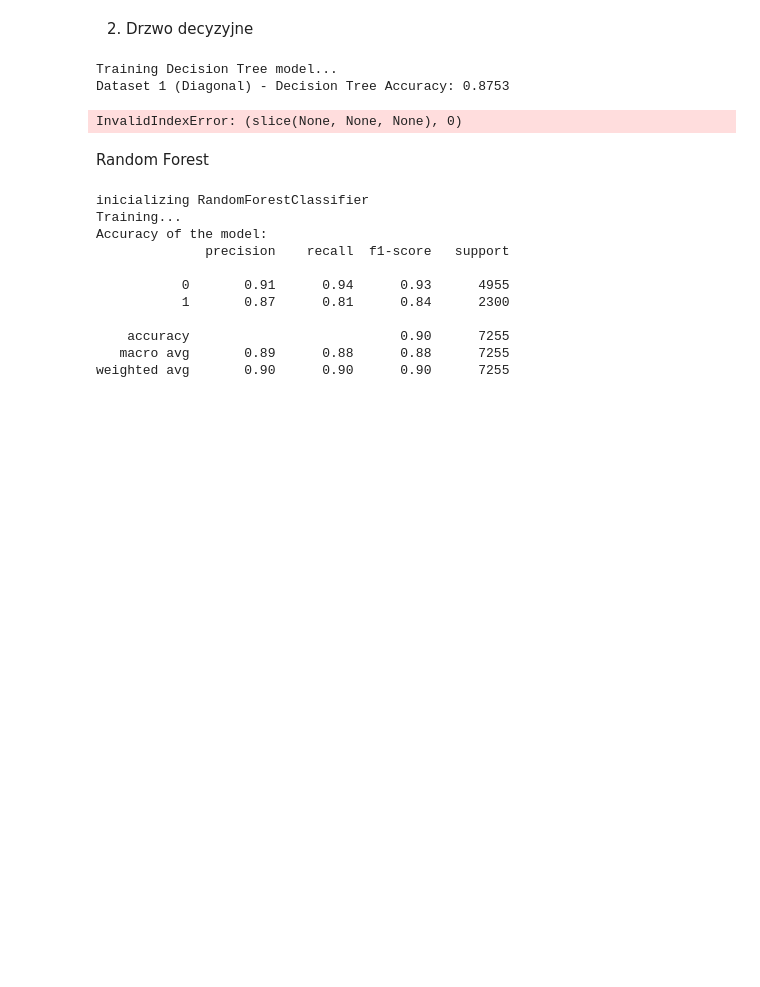
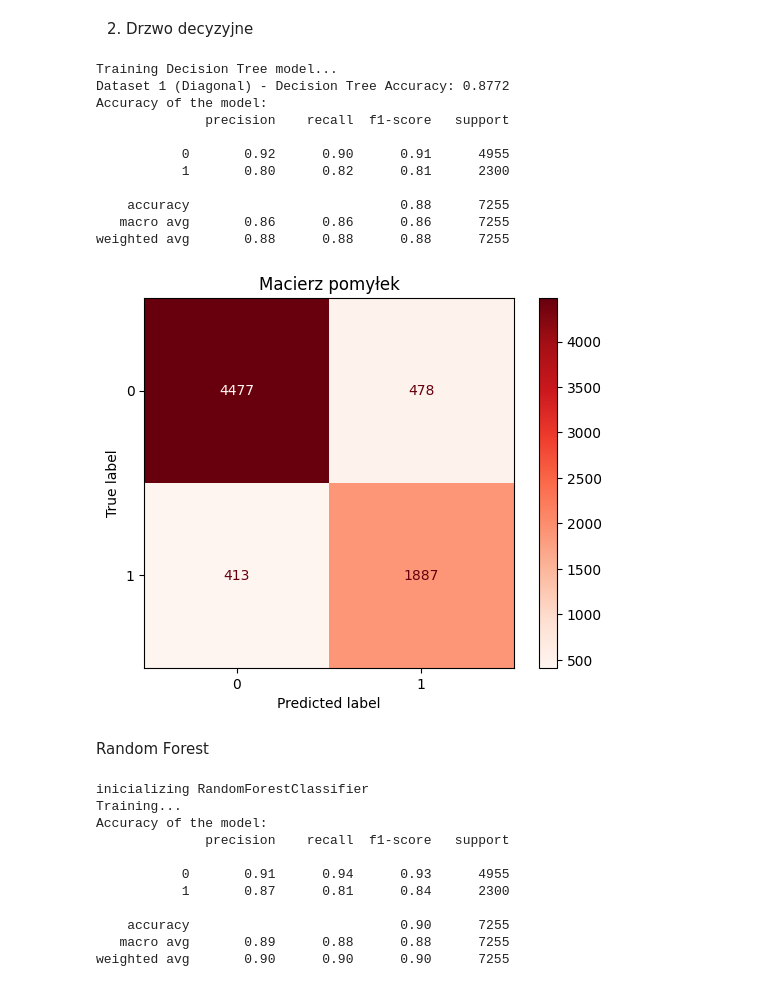
Before and after one commit to KsaweryKomasara/Projekt_KNDS, a Jupyter notebook: Nootebooks/main.ipynb, the cells around one changed output. Drawn from its saved outputs; the diff is of its cells as text; code cells hidden in the pictures; blank space fills up the shorter version.

```diff
--- a/Nootebooks/main.ipynb
+++ b/Nootebooks/main.ipynb
@@ -208,11 +222,21 @@ InvalidIndexError: (slice(None, None, None), 0)
 2. Drzwo decyzyjne
 # %%
 decsion_tree_model = decisionTreeModel.decisionTreeTrain(X_train_processed, X_test_processed, y_train_processed, y_test_processed)
-decisionTreeModel.plot_decision_boundary(X_test_processed, y_test_processed, decsion_tree_model, "Decision Tree Decision Boundary")
+modelDescription.modelBenchmark(decsion_tree_model,X_test_processed,y_test_processed)
+modelDescription.confusionMatrix(decsion_tree_model,X_test_processed,y_test_processed)
 # %% [output]
 Training Decision Tree model...
-Dataset 1 (Diagonal) - Decision Tree Accuracy: 0.8753
+Dataset 1 (Diagonal) - Decision Tree Accuracy: 0.8772
+Accuracy of the model:
+              precision    recall  f1-score   support
+
+           0       0.92      0.90      0.91      4955
+           1       0.80      0.82      0.81      2300
+
+    accuracy                           0.88      7255
+   macro avg       0.86      0.86      0.86      7255
+weighted avg       0.88      0.88      0.88      7255
-InvalidIndexError: (slice(None, None, None), 0)
+[figure, added]
 # %% [markdown]
 Random Forest
 # %%
```
Also changed, not shown: parts of 7 cells of this notebook, 3 other files.
